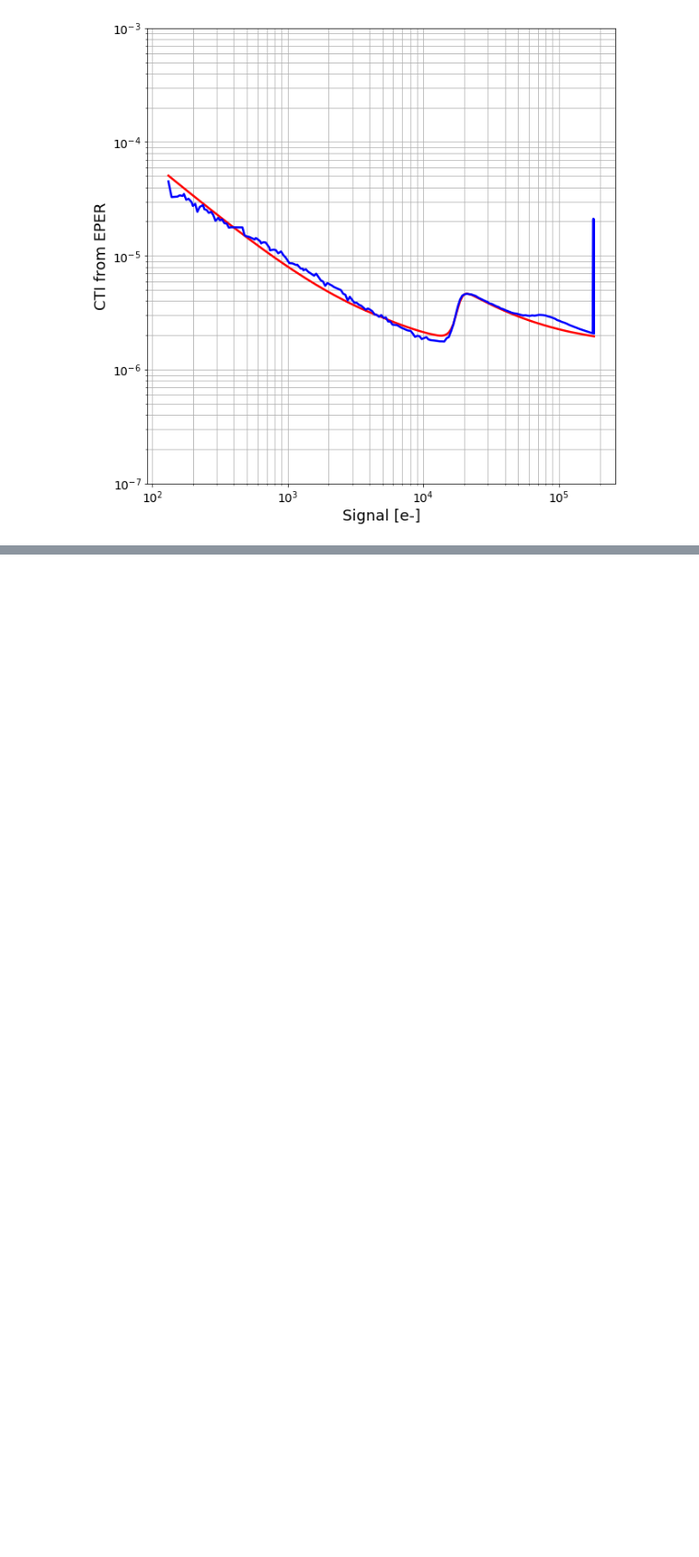
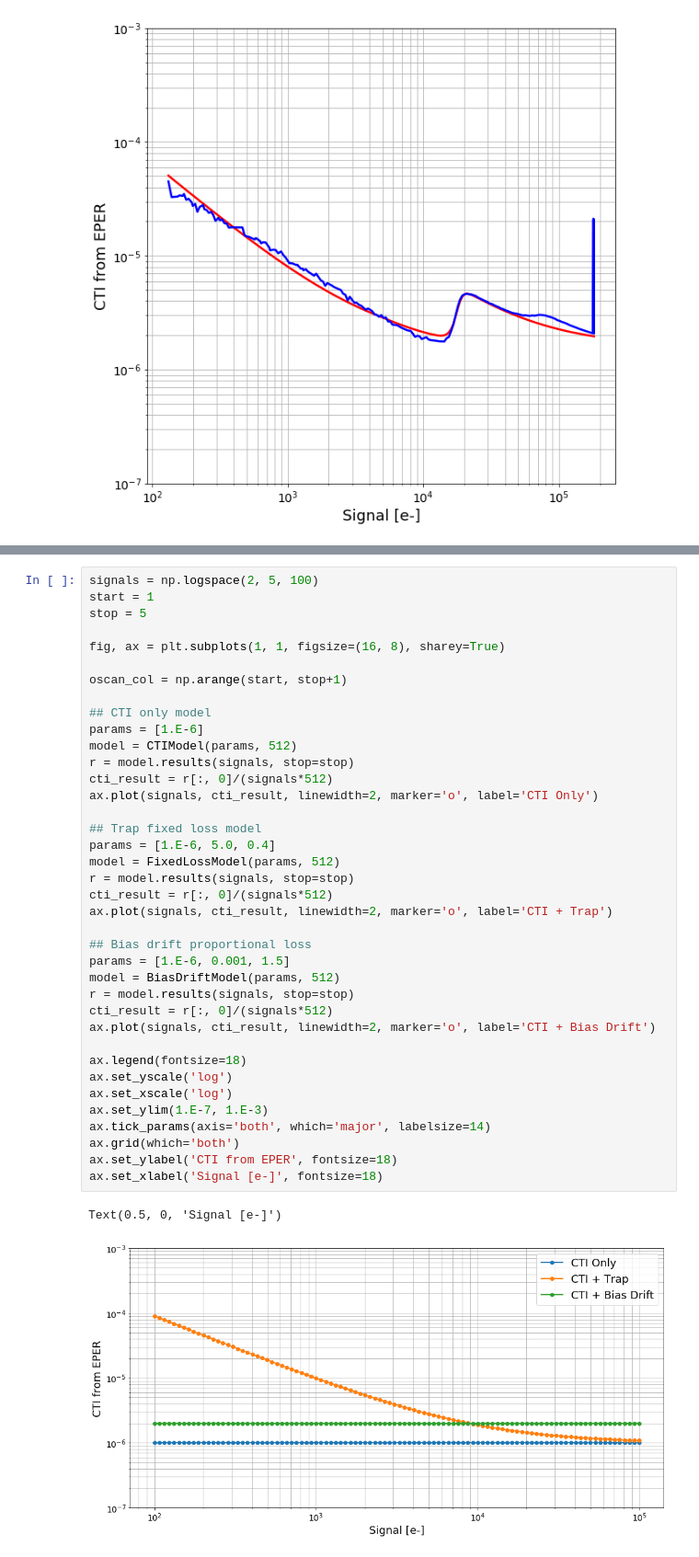
Before and after one commit to Snyder005/ctisim, a Jupyter notebook: notebooks/OverscanTesting.ipynb, the cells around one changed output, grey strips where cells are left out. Shown: that part at 92% size. Drawn from its saved outputs; the diff is of its cells as text; blank space fills up the shorter version.

```diff
--- a/notebooks/OverscanTesting.ipynb
+++ b/notebooks/OverscanTesting.ipynb
@@ -336,0 +202,41 @@ Text(0.5, 0, 'Signal [e-]')
+# %%
+signals = np.logspace(2, 5, 100)
+start = 1
+stop = 5
+
+fig, ax = plt.subplots(1, 1, figsize=(16, 8), sharey=True)
+
+oscan_col = np.arange(start, stop+1)
+
+## CTI only model
+params = [1.E-6]
+model = CTIModel(params, 512)
+r = model.results(signals, stop=stop)
+cti_result = r[:, 0]/(signals*512)
+ax.plot(signals, cti_result, linewidth=2, marker='o', label='CTI Only')
+
+## Trap fixed loss model
+params = [1.E-6, 5.0, 0.4]
+model = FixedLossModel(params, 512)
+r = model.results(signals, stop=stop)
+cti_result = r[:, 0]/(signals*512)
+ax.plot(signals, cti_result, linewidth=2, marker='o', label='CTI + Trap')
+
+## Bias drift proportional loss
+params = [1.E-6, 0.001, 1.5]
+model = BiasDriftModel(params, 512)
+r = model.results(signals, stop=stop)
+cti_result = r[:, 0]/(signals*512)
+ax.plot(signals, cti_result, linewidth=2, marker='o', label='CTI + Bias Drift')
+
+ax.legend(fontsize=18)
+ax.set_yscale('log')
+ax.set_xscale('log')
+ax.set_ylim(1.E-7, 1.E-3)
+ax.tick_params(axis='both', which='major', labelsize=14)
+ax.grid(which='both')
+ax.set_ylabel('CTI from EPER', fontsize=18)
+ax.set_xlabel('Signal [e-]', fontsize=18)
+# %% [output]
+Text(0.5, 0, 'Signal [e-]')
+[figure, added]
```
Also changed, not shown: parts of 8 cells of this notebook, 1 other file.
